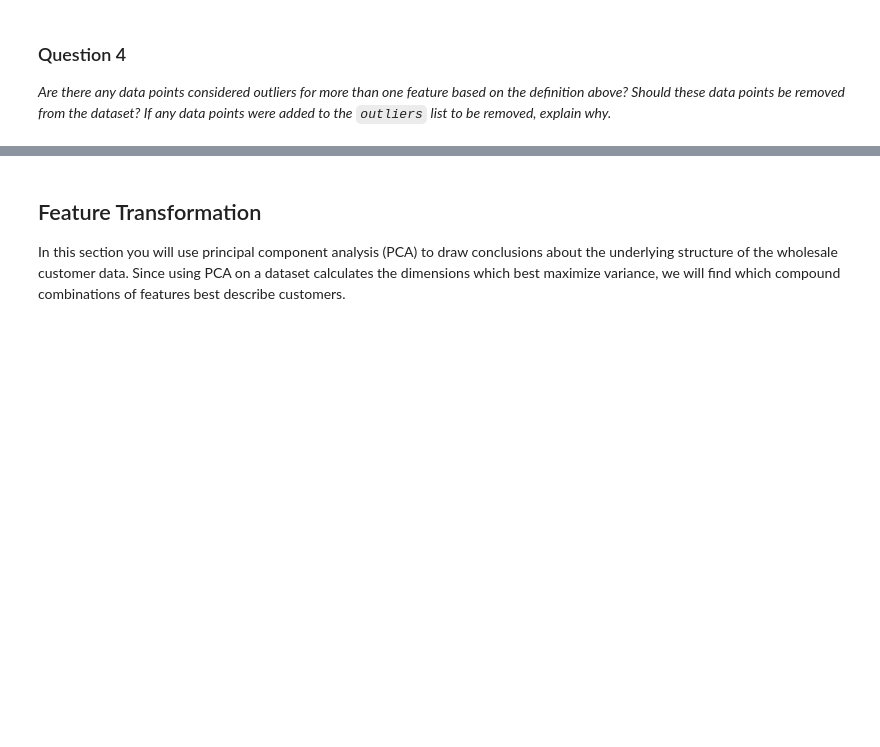
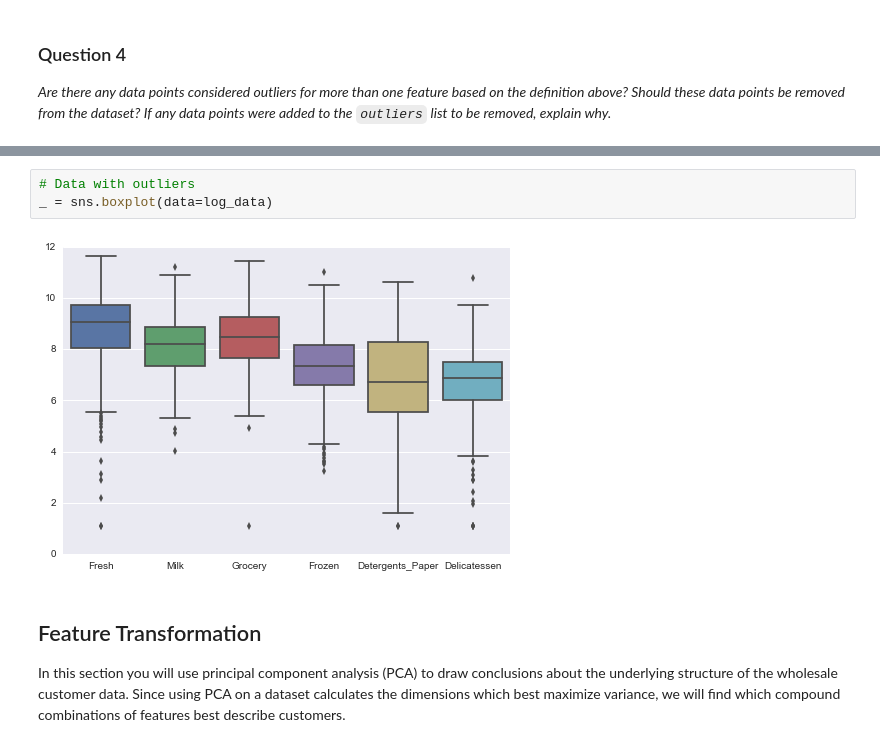
Before and after one commit to jasonicarter/MLND_creating_customer_segments, a Jupyter notebook: customer_segments.ipynb, the cells around one changed output, grey strips where cells are left out. Saved outputs shown, nothing was run; the diff lists cells and outputs as text; blank space fills up the shorter version.

```diff
--- a/customer_segments.ipynb
+++ b/customer_segments.ipynb
@@ -305,3 +313,8 @@ Identified outliers were removed. Only outliers affecting more than one feature
+# %%
+# Data with outliers
+_ = sns.boxplot(data=log_data)
+# %% [output]
+[figure, added]
 # %% [markdown]
 ## Feature Transformation
 In this section you will use principal component analysis (PCA) to draw conclusions about the underlying structure of the wholesale customer data. Since using PCA on a dataset calculates the dimensions which best maximize variance, we will find which compound combinations of features best describe customers.
```
Also changed, not shown: parts of 10 cells of this notebook.
